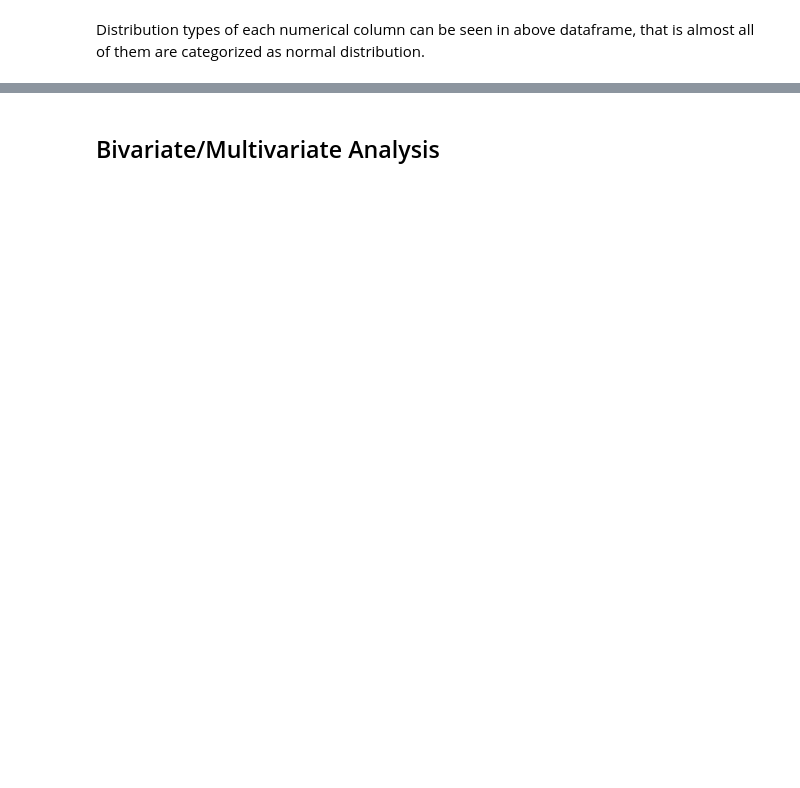
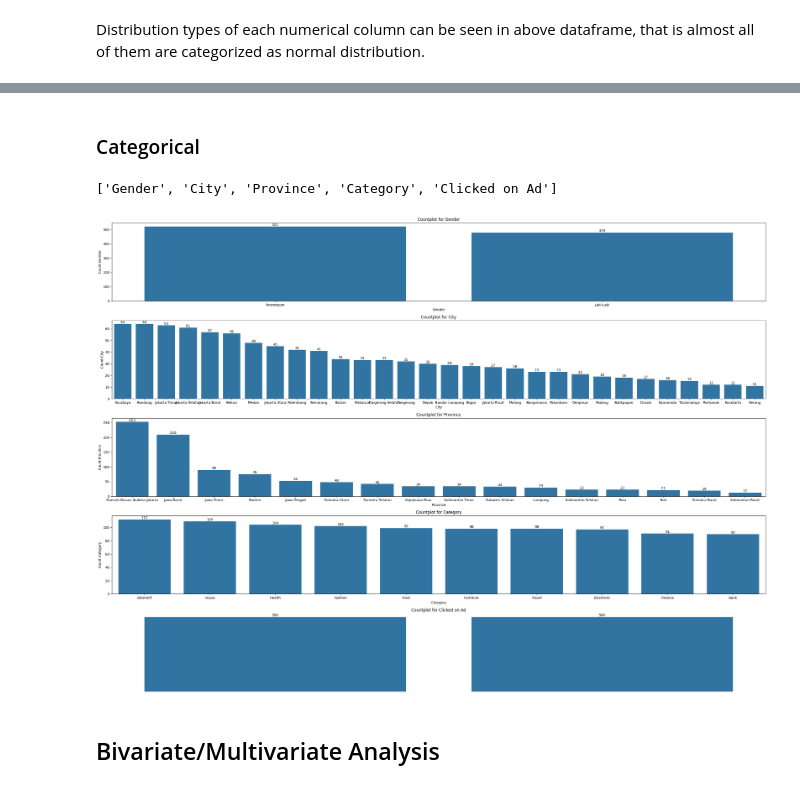
Before and after one commit to mcikalmerdeka/Predict-Customer-Clicked-Ads-Classification-By-Using-Machine-Learning, a Jupyter notebook: Clicked Ads Classification.ipynb, the cells around one changed output, grey strips where cells are left out. Drawn from its saved outputs; the diff is of its cells as text; code cells hidden in the pictures; blank space fills up the shorter version.

```diff
--- a/Clicked Ads Classification.ipynb
+++ b/Clicked Ads Classification.ipynb
@@ -414,2 +398,25 @@ Distribution types of each numerical column can be seen in above dataframe, that
+# %% [markdown]
+### Categorical
+# %%
+cats_cols
+# %% [output]
+['Gender', 'City', 'Province', 'Category', 'Clicked on Ad']
+# %%
+# Categorical Countplot
+fig, ax = plt.subplots(nrows=5, ncols=1, figsize=(28, 20))
+ax = ax.flatten()
+
+for i, col in enumerate(cats_cols):
+    sns.countplot(data=df, x=col, ax=ax[i], order=df[col].value_counts().index)
+    ax[i].set_title(f'Countplot for {col}')
+    ax[i].set_ylabel(f'Count {col}')
+    ax[i].tick_params(axis='x')
+    ax[i].bar_label(ax[i].containers[0])
+
+ax[-1].axis('off')
+plt.tight_layout()
+plt.show()
+# %% [output]
+[figure, added]
 # %% [markdown]
 ## Bivariate/Multivariate Analysis
```
Also changed, not shown: parts of 27 cells of this notebook.
